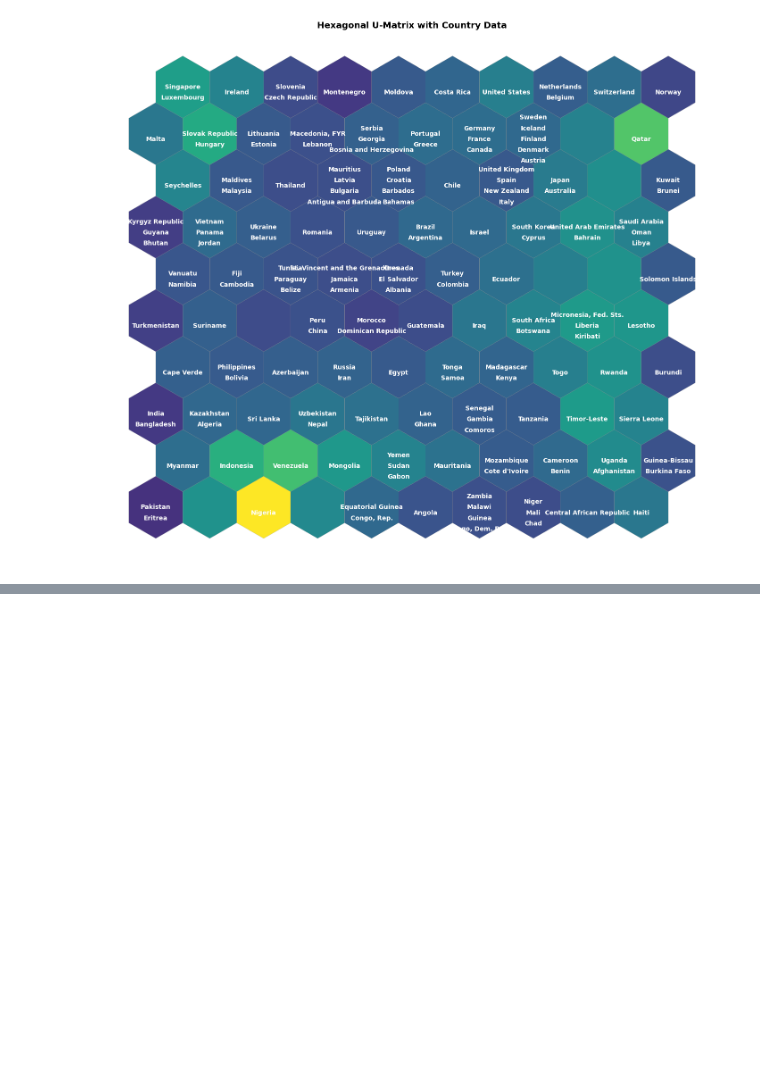
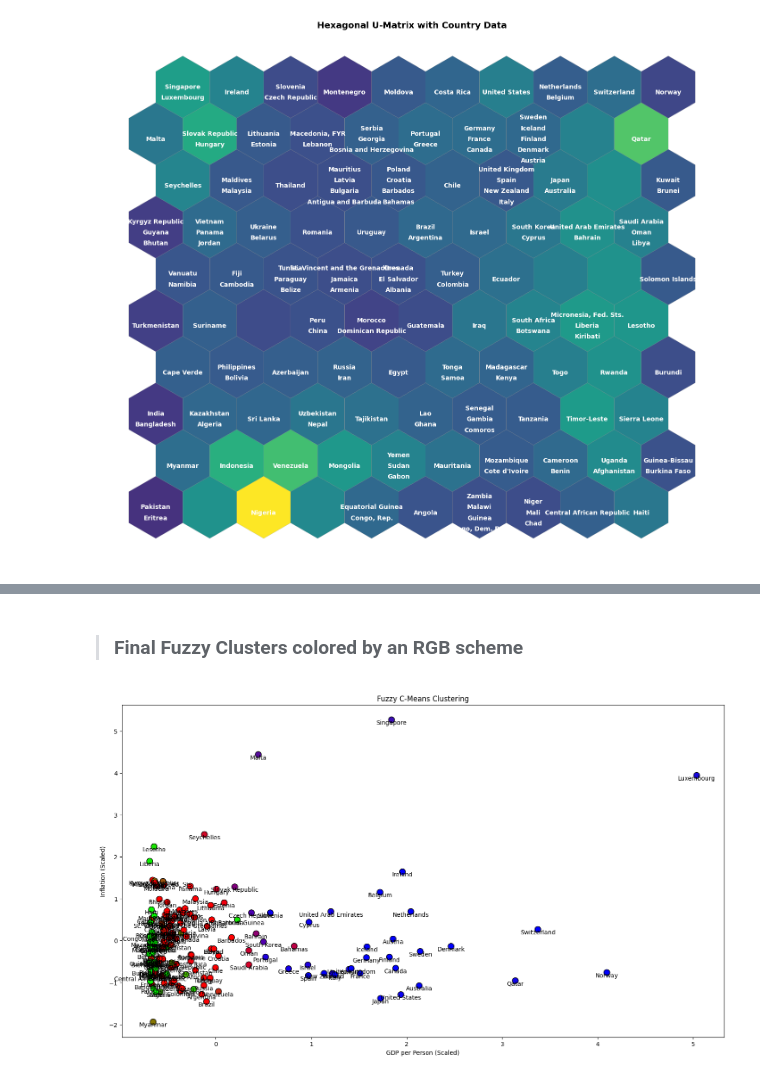
Before and after one commit to SubhraSMukherjee/Soft_Segmentation, a Jupyter notebook: Kohonen_Maps.ipynb, the cells around one changed output, grey strips where cells are left out. Drawn from its saved outputs; the diff is of its cells as text; code cells hidden in the pictures; blank space fills up the shorter version.

```diff
--- a/Kohonen_Maps.ipynb
+++ b/Kohonen_Maps.ipynb
@@ -145,0 +262,35 @@ plt.show()
+# %% [markdown]
+> ### Final Fuzzy Clusters colored by an RGB scheme
+# %%
+import skfuzzy as fuzz
+
+
+X_T = data_scaled.T
+c = 3
+cntr, u, u0, d, jm, p, fpc = fuzz.cluster.cmeans(
+    X_T, c=c, m=1.23, error=1e-5, maxiter=10000, init=None
+)
+
+
+colors = np.zeros((X_T.shape[1], 3))
+colors[:, 0] = u[0]
+colors[:, 1] = u[1]  # Red channel = membership of cluster 0
+colors[:, 2] = u[2]
+
+fig, ax = plt.subplots(figsize=(18, 10))
+ax.scatter(data_scaled[:,8], data_scaled[:,3], color=colors, s=100, edgecolors='k')
+# Plot cluster centers
+#plt.scatter(cntr[:, 0], cntr[:, 1], marker='X', s=300, c='red')
+
+for i, term in enumerate(df['country'].tolist()):
+    ax.text(data_scaled[:,8].tolist()[i], data_scaled[:,3].tolist()[i], term, verticalalignment ='top',
+        horizontalalignment ='center')
+
+
+plt.title("Fuzzy C-Means Clustering")
+plt.xlabel("GDP per Person (Scaled)")
+plt.ylabel("Inflation (Scaled)")
+#plt.grid(True)
+plt.show()
+# %% [output]
+[figure, added]
```
Also changed, not shown: parts of 15 cells of this notebook.
